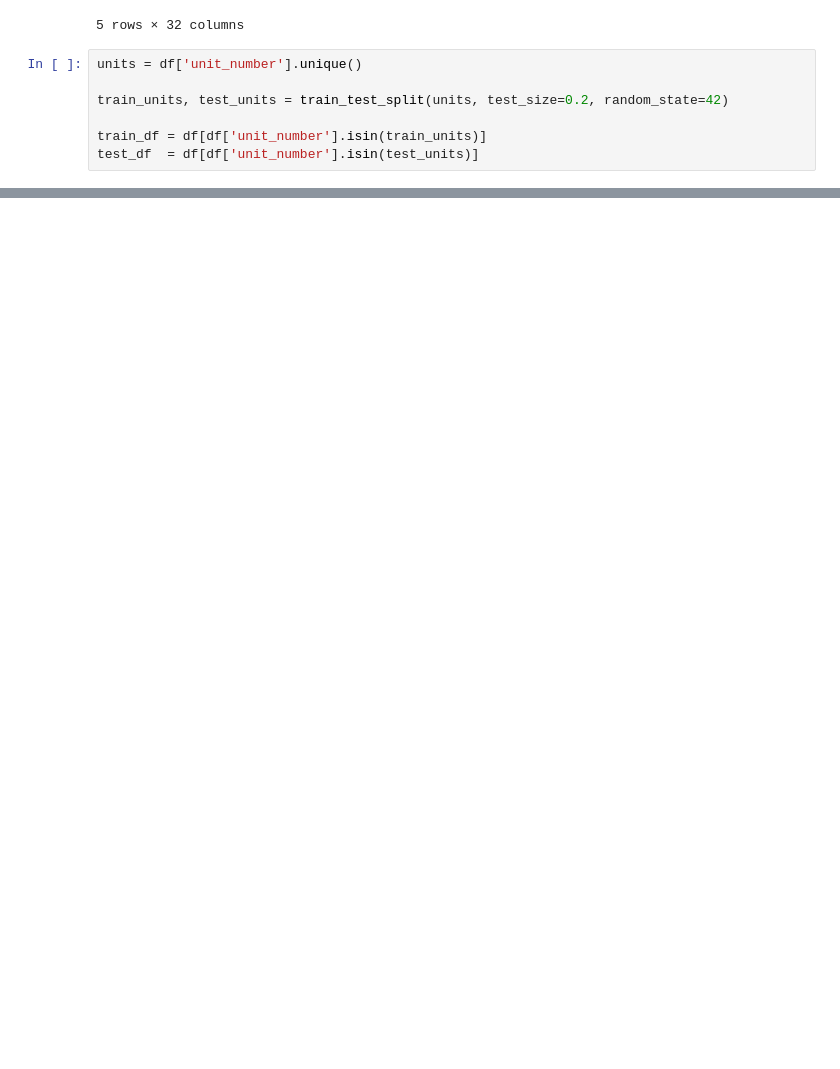
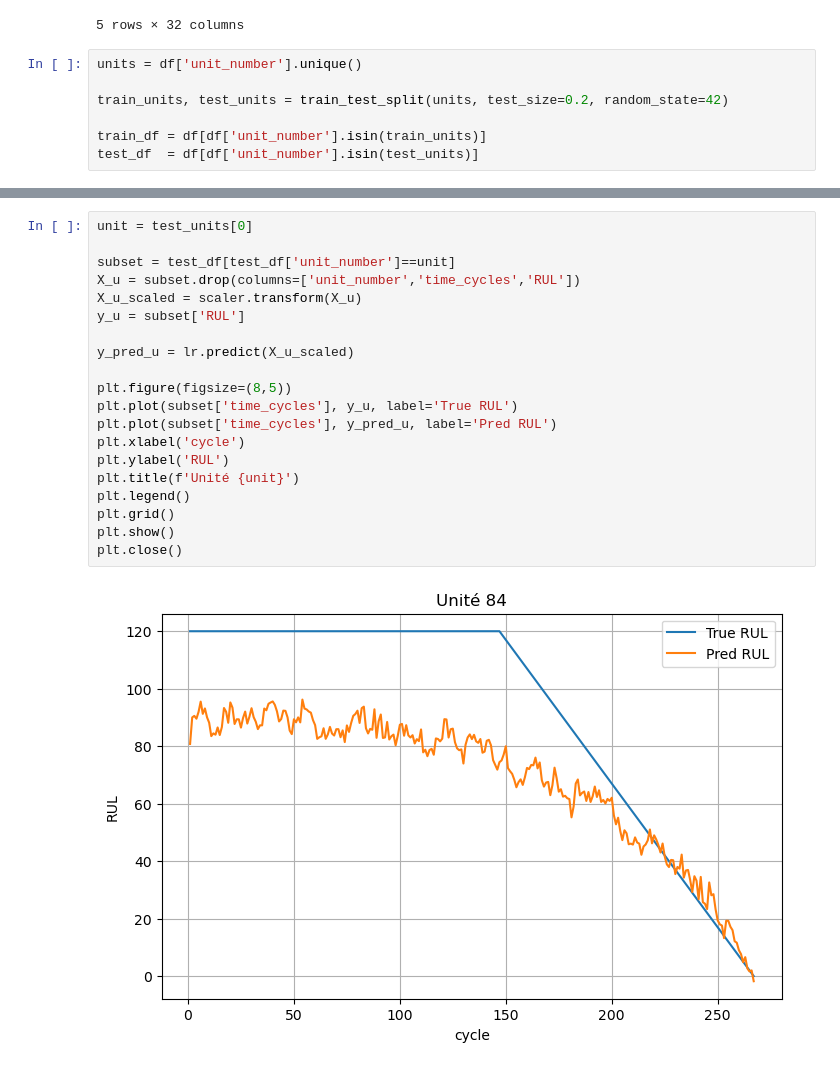
Before and after one commit to elouanXP/smart_predictive_maintenance, a Jupyter notebook: notebooks/03_model.ipynb, the cells around one changed output, grey strips where cells are left out. Cells and saved outputs as stored; diff of their text form; blank space fills up the shorter version.

```diff
--- a/notebooks/03_model.ipynb
+++ b/notebooks/03_model.ipynb
@@ -95,0 +102,22 @@ R2: 0.6734321080307423
+# %%
+unit = test_units[0]
+
+subset = test_df[test_df['unit_number']==unit]
+X_u = subset.drop(columns=['unit_number','time_cycles','RUL'])
+X_u_scaled = scaler.transform(X_u)
+y_u = subset['RUL']
+
+y_pred_u = lr.predict(X_u_scaled)
+
+plt.figure(figsize=(8,5))
+plt.plot(subset['time_cycles'], y_u, label='True RUL')
+plt.plot(subset['time_cycles'], y_pred_u, label='Pred RUL')
+plt.xlabel('cycle')
+plt.ylabel('RUL')
+plt.title(f'Unité {unit}')
+plt.legend()
+plt.grid()
+plt.show()
+plt.close()
+# %% [output]
+[figure, added]
```
Also changed, not shown: parts of 5 cells of this notebook, 7 other files.
